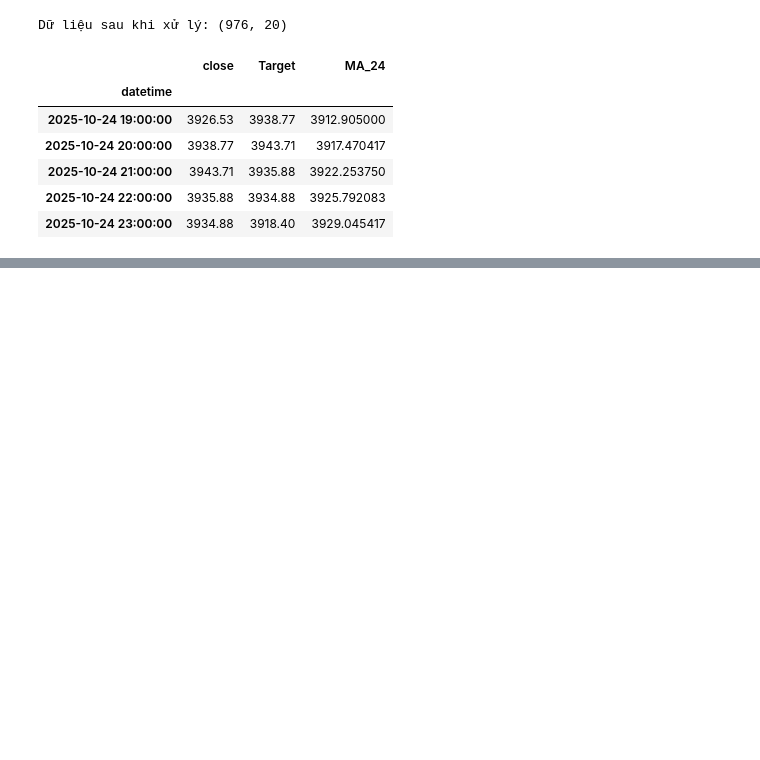
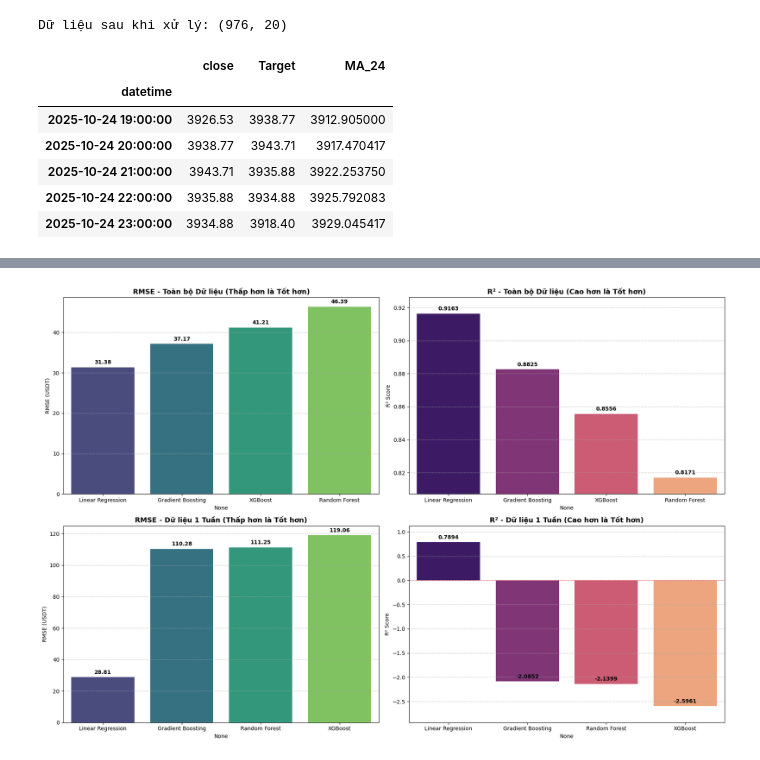
Before and after one commit to kimngoc280105/Binance, a Jupyter notebook: Notebooks/04_modeling.ipynb, the cells around one changed output, grey strips where cells are left out. Saved outputs shown, nothing was run; the diff lists cells and outputs as text; code cells hidden in the pictures; blank space fills up the shorter version.

```diff
--- a/Notebooks/04_modeling.ipynb
+++ b/Notebooks/04_modeling.ipynb
@@ -266,0 +208,20 @@ plt.show()
+# %%
+# Trường hợp 2: Lọc dữ liệu 1 tuần gần nhất
+last_date = df.index.max()
+one_week_ago = last_date - pd.Timedelta(days=7)
+
+print(f"Ngày gần nhất: {last_date}")
+print(f"7 ngày trước: {one_week_ago}")
+
+df_one_week = df[df.index >= one_week_ago].copy()
+
+print(f"Kích thước dữ liệu 1 tuần: {df_one_week.shape}")
+print(f"Khoảng thời gian: {df_one_week.index.min()} đến {df_one_week.index.max()}")
+
+# Train và đánh giá
+results_week_df, results_week, X_test_week, y_test_week = train_and_evaluate_models(
+    df_one_week,
+    dataset_name="Dữ liệu 1 tuần gần nhất (Last Week)"
+)
+
+display(results_week_df)
@@ -266,0 +254,64 @@ plt.show()
+# %%
+# So sánh RMSE và R² giữa 2 trường hợp
+fig, axes = plt.subplots(2, 2, figsize=(18, 12))
+
+# === Toàn bộ dữ liệu ===
+# RMSE
+sns.barplot(x=results_full_df.index, y='RMSE', data=results_full_df, ax=axes[0, 0], palette='viridis')
+axes[0, 0].set_title('RMSE - Toàn bộ Dữ liệu (Thấp hơn là Tốt hơn)', fontsize=13, fontweight='bold')
+axes[0, 0].set_ylabel('RMSE (USDT)')
+axes[0, 0].grid(axis='y', linestyle='--', alpha=0.7)
+for p in axes[0, 0].patches:
+    axes[0, 0].annotate(f'{p.get_height():.2f}',
+                        (p.get_x() + p.get_width() / 2., p.get_height()),
+                        ha='center', va='center', xytext=(0, 9),
+                        textcoords='offset points', fontsize=10, fontweight='bold')
+
+# R2
+sns.barplot(x=results_full_df.index, y='R2', data=results_full_df, ax=axes[0, 1], palette='magma')
+axes[0, 1].set_title('R² - Toàn bộ Dữ liệu (Cao hơn là Tốt hơn)', fontsize=13, fontweight='bold')
+axes[0, 1].set_ylabel('R² Score')
+min_r2_full = results_full_df['R2'].min()
+max_r2_full = results_full_df['R2'].max()
+y_range_full = max_r2_full - min_r2_full
+axes[0, 1].set_ylim(min_r2_full - 0.1 * y_range_full, max_r2_full + 0.1 * y_range_full)
+axes[0, 1].axhline(y=0, color='red', linestyle='--', linewidth=1, alpha=0.5)
+axes[0, 1].grid(axis='y', linestyle='--', alpha=0.7)
+for p in axes[0, 1].patches:
+    axes[0, 1].annotate(f'{p.get_height():.4f}',
+                        (p.get_x() + p.get_width() / 2., p.get_height()),
+                        ha='center', va='center', xytext=(0, 9),
+                        textcoords='offset points', fontsize=10, fontweight='bold')
+
+# === Dữ liệu 1 tuần ===
+# RMSE
+sns.barplot(x=results_week_df.index, y='RMSE', data=results_week_df, ax=axes[1, 0], palette='viridis')
+axes[1, 0].set_title('RMSE - Dữ liệu 1 Tuần (Thấp hơn là Tốt hơn)', fontsize=13, fontweight='bold')
+axes[1, 0].set_ylabel('RMSE (USDT)')
+axes[1, 0].grid(axis='y', linestyle='--', alpha=0.7)
+for p in axes[1, 0].patches:
+    axes[1, 0].annotate(f'{p.get_height():.2f}',
+                        (p.get_x() + p.get_width() / 2., p.get_height()),
+                        ha='center', va='center', xytext=(0, 9),
+                        textcoords='offset points', fontsize=10, fontweight='bold')
+
+# R2
+sns.barplot(x=results_week_df.index, y='R2', data=results_week_df, ax=axes[1, 1], palette='magma')
+axes[1, 1].set_title('R² - Dữ liệu 1 Tuần (Cao hơn là Tốt hơn)', fontsize=13, fontweight='bold')
+axes[1, 1].set_ylabel('R² Score')
+min_r2_week = results_week_df['R2'].min()
+max_r2_week = results_week_df['R2'].max()
+y_range_week = max_r2_week - min_r2_week
+axes[1, 1].set_ylim(min_r2_week - 0.1 * y_range_week, max_r2_week + 0.1 * y_range_week)
+axes[1, 1].axhline(y=0, color='red', linestyle='--', linewidth=1, alpha=0.5)
+axes[1, 1].grid(axis='y', linestyle='--', alpha=0.7)
+for p in axes[1, 1].patches:
+    axes[1, 1].annotate(f'{p.get_height():.4f}',
+                        (p.get_x() + p.get_width() / 2., p.get_height()),
+                        ha='center', va='center', xytext=(0, 9),
+                        textcoords='offset points', fontsize=10, fontweight='bold')
+
+plt.tight_layout()
+plt.show()
+# %% [output]
+[figure, added]
```
Also changed, not shown: parts of 21 cells of this notebook, 1 other file.
